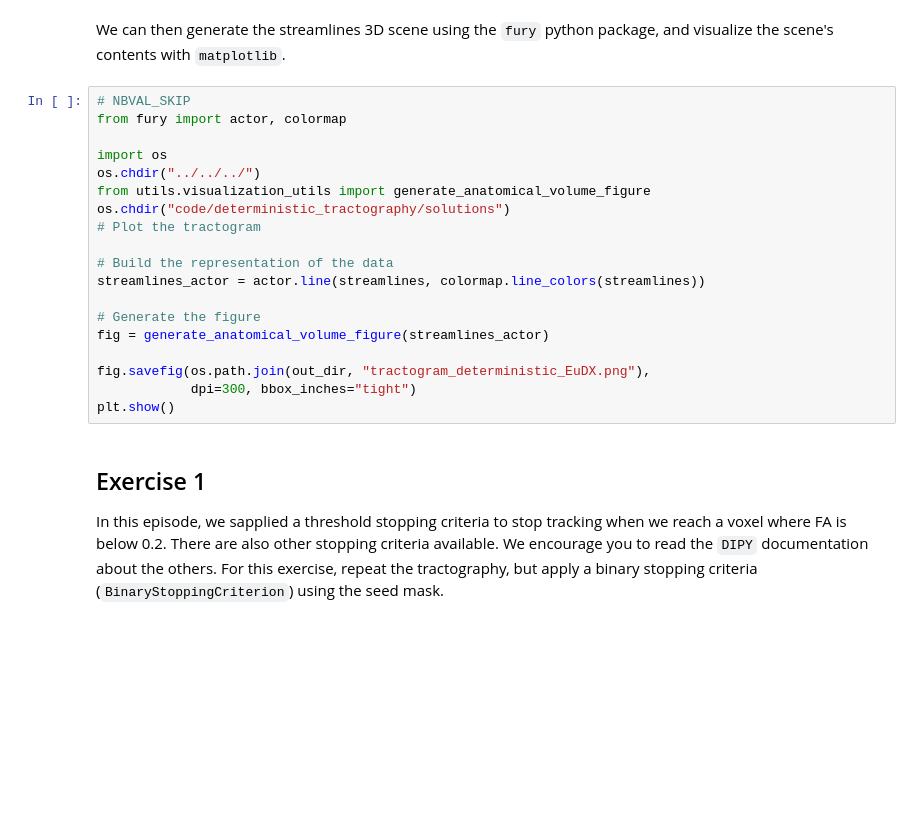
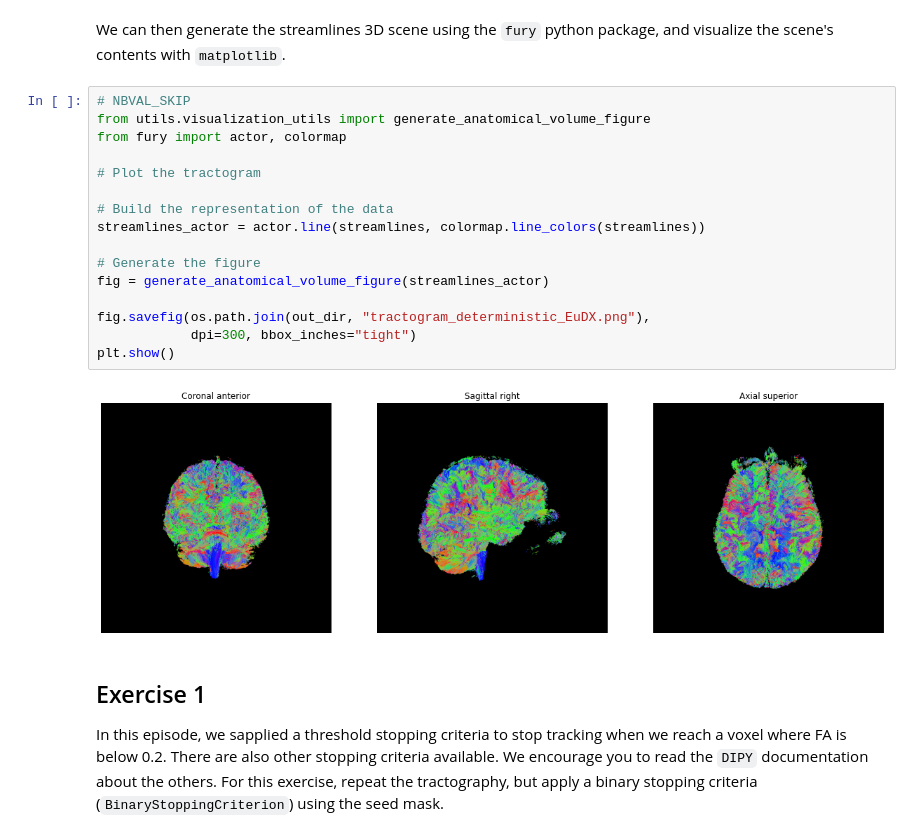
Before and after one commit to carpentries-incubator/SDC-BIDS-dMRI, a Jupyter notebook: code/deterministic_tractography/solutions/deterministic_tractography_solutions.ipynb, the cells around one changed output. Cells and saved outputs as stored; diff of their text form; blank space fills up the shorter version.

Commit message:
Update exercise, add solutions notebook and include in workflow

```diff
--- a/code/deterministic_tractography/solutions/deterministic_tractography_solutions.ipynb
+++ b/code/deterministic_tractography/solutions/deterministic_tractography_solutions.ipynb
@@ -142,23 +146,22 @@ save_tractogram(sft, os.path.join(
 We can then generate the streamlines 3D scene using the `fury` python package, and visualize the scene's contents with `matplotlib`.
 # %%
 # NBVAL_SKIP
+from utils.visualization_utils import generate_anatomical_volume_figure
 from fury import actor, colormap
 
-import os
-os.chdir("../../../")
-from utils.visualization_utils import generate_anatomical_volume_figure
-os.chdir("code/deterministic_tractography/solutions")
 # Plot the tractogram
 
 # Build the representation of the data
 streamlines_actor = actor.line(streamlines, colormap.line_colors(streamlines))
 
 # Generate the figure
 fig = generate_anatomical_volume_figure(streamlines_actor)
 
 fig.savefig(os.path.join(out_dir, "tractogram_deterministic_EuDX.png"),
             dpi=300, bbox_inches="tight")
 plt.show()
+# %% [output]
+[figure, added]
 # %% [markdown]
 ## Exercise 1
 
```
Also changed, not shown: parts of 6 cells of this notebook, 1 other file.
